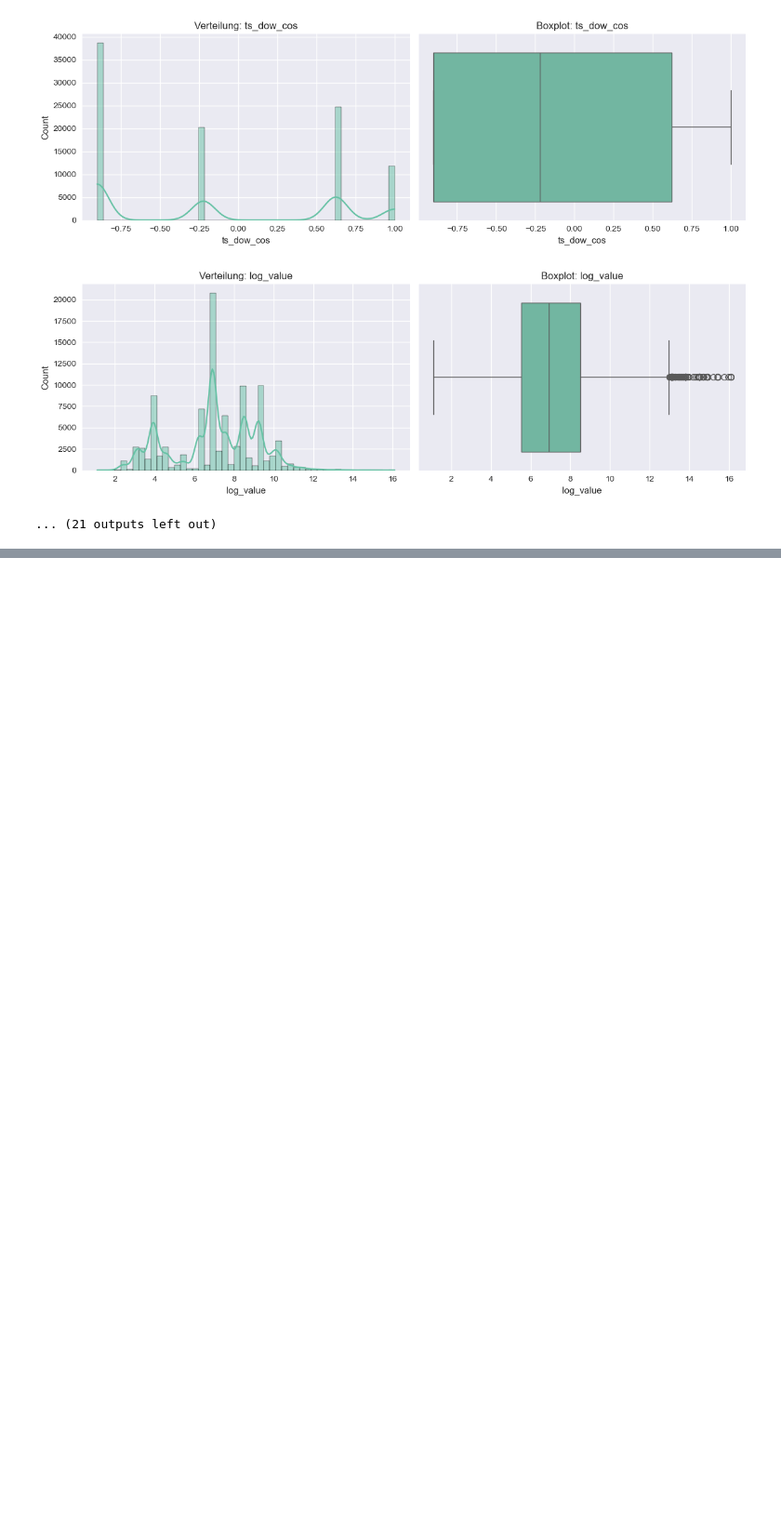
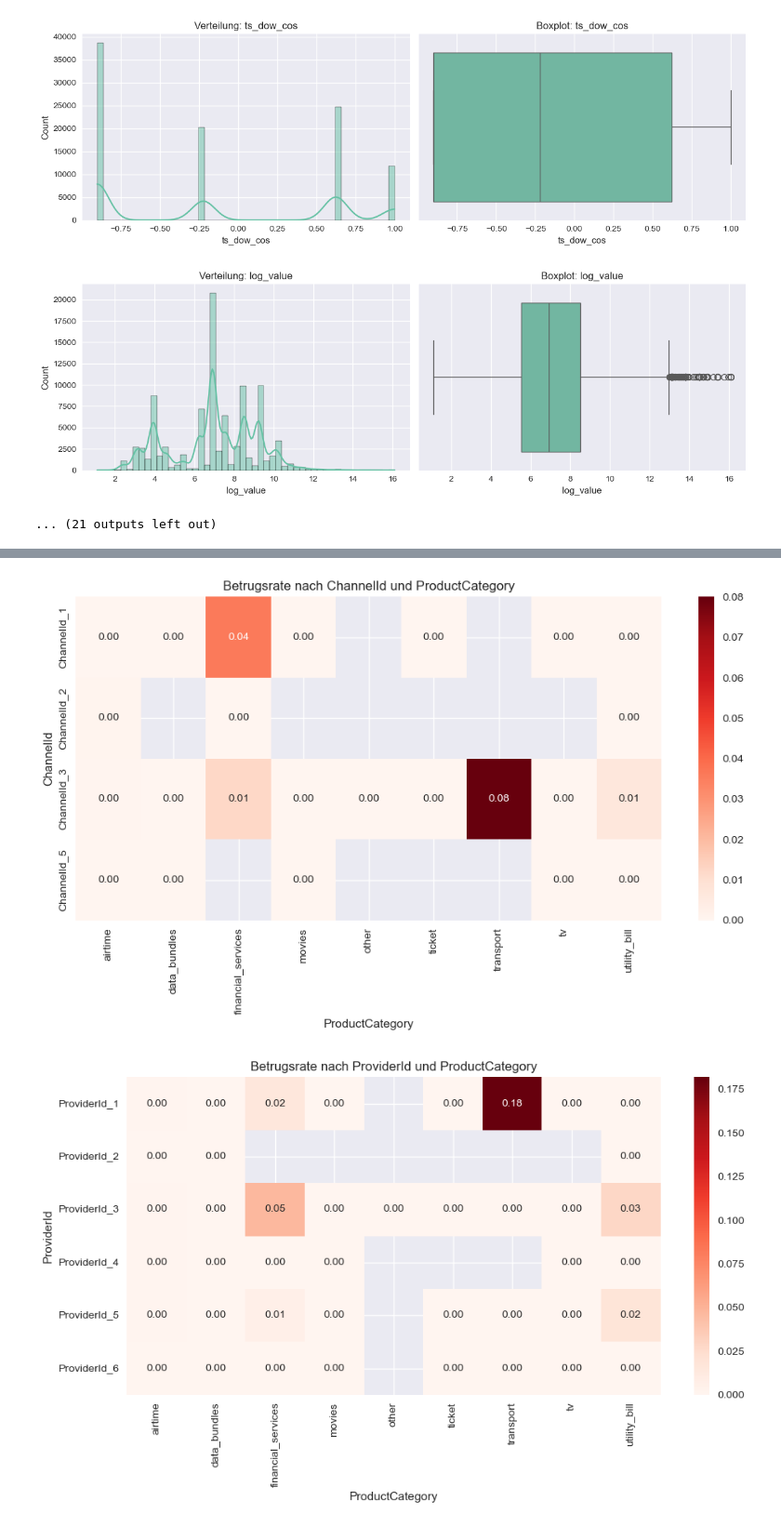
Before and after one commit to Bernardtouck/KI-Fraud-Detection, a Jupyter notebook: notebooks/03_eda.ipynb, the cells around one changed output, grey strips where cells are left out. Shown at 93% size. Saved outputs shown, nothing was run; the diff lists cells and outputs as text; code cells hidden in the pictures; blank space fills up the shorter version.

```diff
--- a/notebooks/03_eda.ipynb
+++ b/notebooks/03_eda.ipynb
@@ -166,0 +184,37 @@ plt.show()
+# %%
+import pandas as pd
+import matplotlib.pyplot as plt
+import seaborn as sns
+
+plt.style.use('seaborn-v0_8')
+sns.set_palette('Set2')
+
+kategoriale_spalten = ['ProductCategory', 'ChannelId', 'ProviderId']
+
+kombinationen = [('ChannelId', 'ProductCategory'), ('ProviderId', 'ProductCategory')]
+
+for combo in kombinationen:
+    fraud_combo = df.groupby(list(combo))['FraudResult'].mean().unstack()
+
+    plt.figure(figsize=(10,6))
+    sns.heatmap(fraud_combo, annot=True, fmt=".2f", cmap="Reds")
+    plt.title(f"Betrugsrate nach {combo[0]} und {combo[1]}")
+    plt.ylabel(combo[0])
+    plt.xlabel(combo[1])
+    plt.tight_layout()
+    plt.show()
+
+
+numerische_spalten = ['Amount', 'Value', 'log_value', 'amount_value_ratio']
+
+for num_col in numerische_spalten:
+    for cat_col in kategoriale_spalten:
+        plt.figure(figsize=(10,6))
+        sns.boxplot(x=cat_col, y=num_col, hue='FraudResult', data=df, palette='Set2')
+        plt.xticks(rotation=45)
+        plt.title(f"Verteilung von {num_col} nach {cat_col} und Betrug")
+        plt.tight_layout()
+        plt.show()
+# %% [output]
+[figure, added]
+[figure, added]
```
Also changed, not shown: parts of 5 cells of this notebook.
